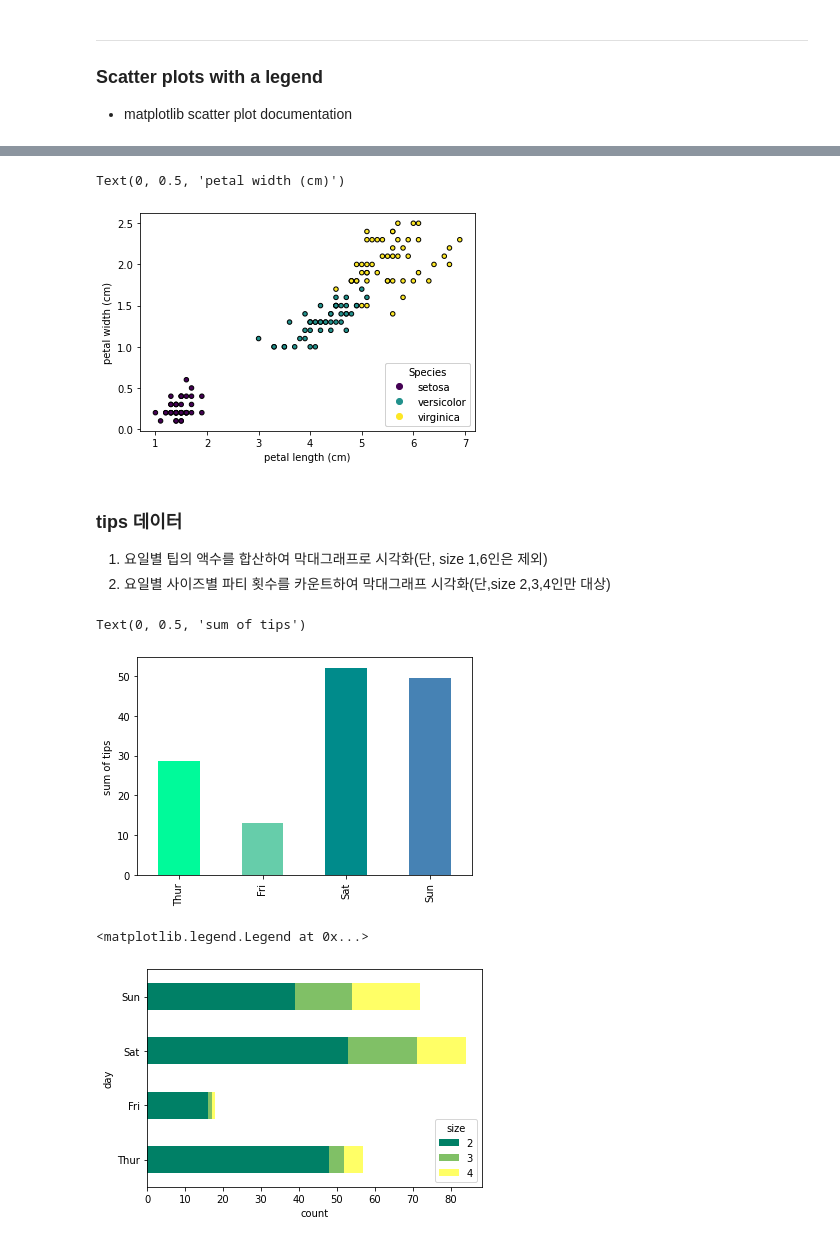
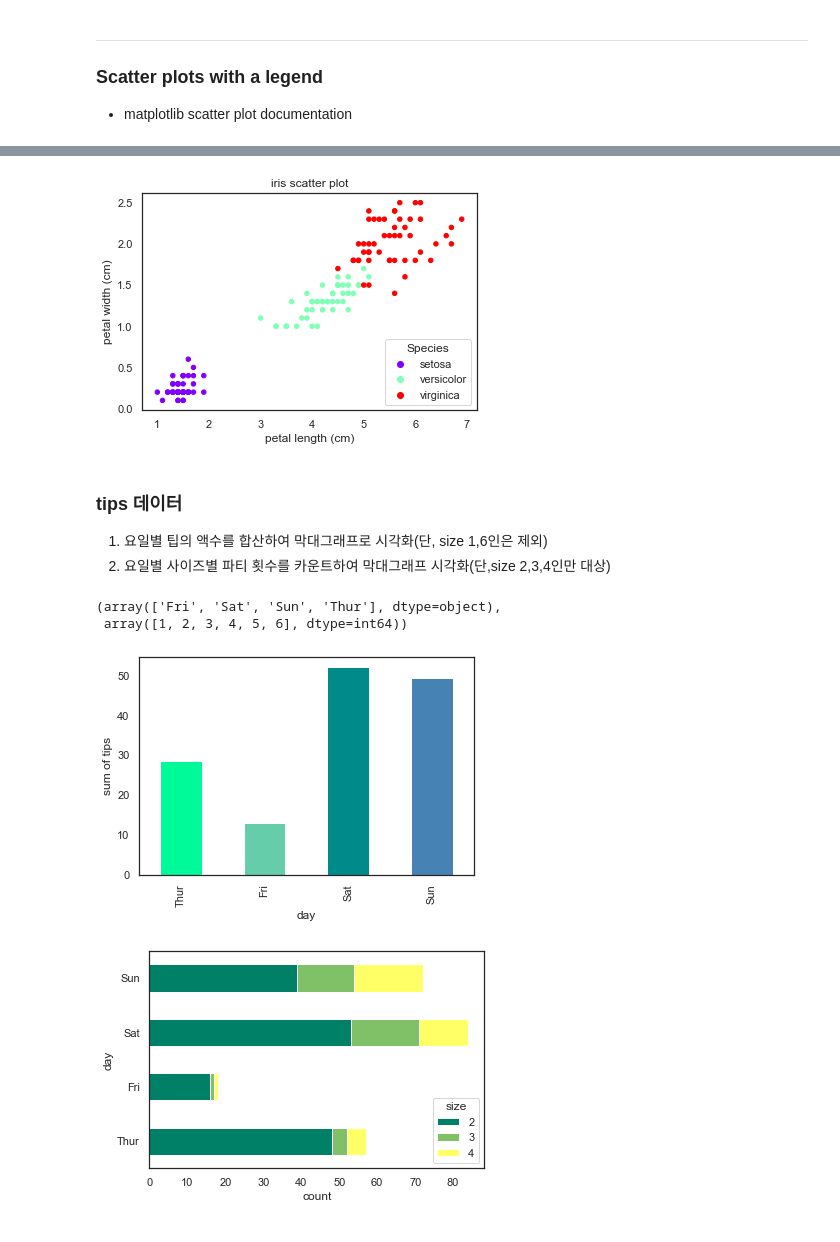
Before and after one commit to Nougaga/study, a Jupyter notebook: 200902~ 데이터 분석(python)/200904-study.ipynb, the cells around one changed output, grey strips where cells are left out. Drawn from its saved outputs; the diff is of its cells as text; code cells hidden in the pictures.

```diff
--- a/200902~ 데이터 분석(python)/200904-study.ipynb
+++ b/200902~ 데이터 분석(python)/200904-study.ipynb
@@ -956,52 +956,54 @@ Text(0.5, 1.0, 'Important dates in the 2008-2009 financial crisis')
 # %%
 fig, ax = plt.subplots()
 scatter = ax.scatter(x=iris_dataset.data[:,2],
                     y=iris_dataset.data[:,3],
-                    edgecolor='k',
-                    s=20, c = iris_dataset.target
+                    edgecolor=None, s=20,
+                    c = iris_dataset.target, cmap='rainbow'
                     )
 
-legend1 = ax.legend(scatter.legend_elements()[0],iris_dataset.target_names,
-                    loc="lower right", title="Species")
-ax.add_artist(legend1)
+ax.legend(scatter.legend_elements()[0],iris_dataset.target_names,
+          loc="lower right", title="Species")
 
 ax.set_xlabel(iris_dataset.feature_names[2])
 ax.set_ylabel(iris_dataset.feature_names[3])
+ax.set_title("iris scatter plot")
+
+plt.show()
 # %% [output]
-Text(0, 0.5, 'petal width (cm)')
-[figure, old version]
+[figure, new version]
 # %% [markdown]
 ### tips 데이터
 1. 요일별 팁의 액수를 합산하여 막대그래프로 시각화(단, size 1,6인은 제외)
 2. 요일별 사이즈별 파티 횟수를 카운트하여 막대그래프 시각화(단,size 2,3,4인만 대상)
+# %%
+np.unique(tips.day), np.unique(tips['size'])
+# %% [output]
+(array(['Fri', 'Sat', 'Sun', 'Thur'], dtype=object),
+ array([1, 2, 3, 4, 5, 6], dtype=int64))
 # %%
 grouped = tips.groupby(['size','day'], as_index=False)
 test = grouped.agg('sum')
 test[(test['size'] >= 2) & (test['size'] <= 5)]
 
 test2 = test.pivot_table(index=test['day'])['tip']
-test2.index = ['2Fri','3Sat','4Sun','1Thur']
-test2 = test2.sort_index()
-test2.index = ['Thur','Fri','Sat','Sun']
+test2 = test2.loc[['Thur','Fri','Sat','Sun']]
 test3 = test2.plot.bar(color=['mediumspringgreen','mediumaquamarine','darkcyan','steelblue'])
 test3.set_ylabel("sum of tips")
+plt.show()
 # %% [output]
-Text(0, 0.5, 'sum of tips')
-[figure, old version]
+[figure, new version]
 # %%
 grouped = tips.groupby(['size','day'], as_index=False)
 test = grouped.agg('count')
 test = test[(test['size'] >= 2) & (test['size'] <= 4)]
 test = test[['size','day','time']]
 test2 = test.pivot_table(index=test['day'], columns=test['size'])
-test2.index = ['2Fri','3Sat','4Sun','1Thur']
-test2 = test2.sort_index()
-test2.index = ['Thur','Fri','Sat','Sun']
+test2 = test2.loc[['Thur','Fri','Sat','Sun']]
 test3 = test2.plot.barh(stacked=True, cmap='summer')
 test3.legend(title="size")
 test3.set_xlabel("count")
 test3.set_ylabel("day")
 test3.legend(['2','3','4'], title='size')
+plt.show()
 # %% [output]
-<matplotlib.legend.Legend at 0x...>
-[figure, old version]
+[figure, new version]
```
Also changed, not shown: parts of 49 cells of this notebook, 13 other files.
